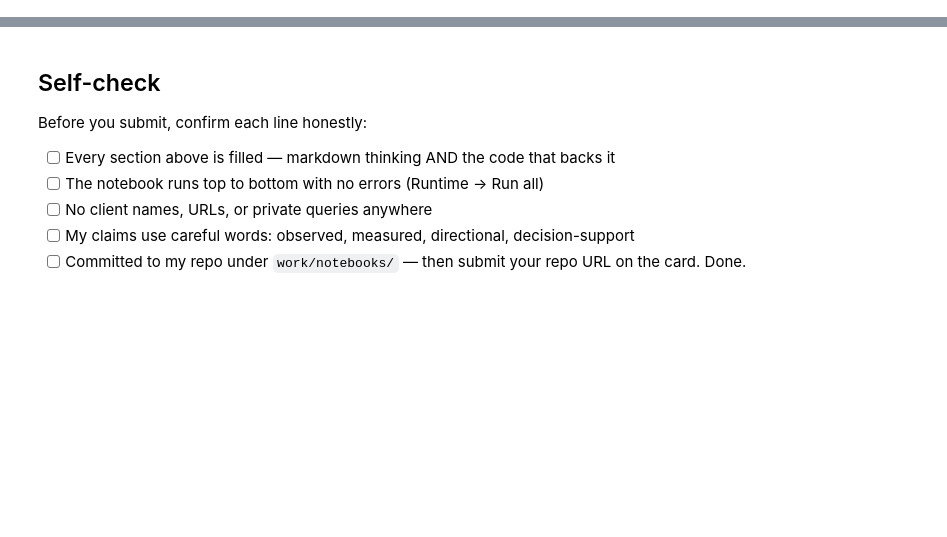
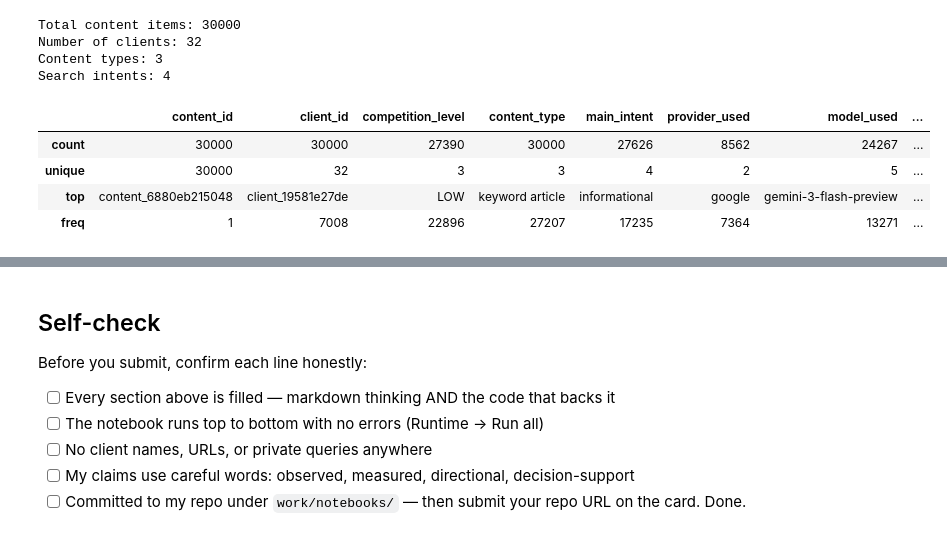
Before and after one commit to Alien-is-here/FlyRank, a Jupyter notebook: work/notebooks/w01_research_question.ipynb, the cells around one changed output, grey strips where cells are left out. Drawn from its saved outputs; the diff is of its cells as text; code cells hidden in the pictures; blank space fills up the shorter version.

```diff
--- a/work/notebooks/w01_research_question.ipynb
+++ b/work/notebooks/w01_research_question.ipynb
@@ -51,0 +94,18 @@ This project will measure how well machine learning models classify the emotion
+# %%
+print("Total content items:", len(df))
+print("Number of clients:", df["client_id"].nunique())
+print("Content types:", df["content_type"].nunique())
+print("Search intents:", df["main_intent"].nunique())
+# %% [output]
+Total content items: 30000
+Number of clients: 32
+Content types: 3
+Search intents: 4
+# %%
+df.describe(include='object')
+# %% [output]
+|  | content_id | client_id | competition_level | content_type | main_intent | provider_used | model_used | ... |
+| count | 30000 | 30000 | 27390 | 30000 | 27626 | 8562 | 24267 | ... |
+| unique | 30000 | 32 | 3 | 3 | 4 | 2 | 5 | ... |
+| top | content_6880eb215048 | client_19581e27de | LOW | keyword article | informational | google | gemini-3-flash-preview | ... |
+| freq | 1 | 7008 | 22896 | 27207 | 17235 | 7364 | 13271 | ... |
```
Also changed, not shown: parts of 13 cells of this notebook.
